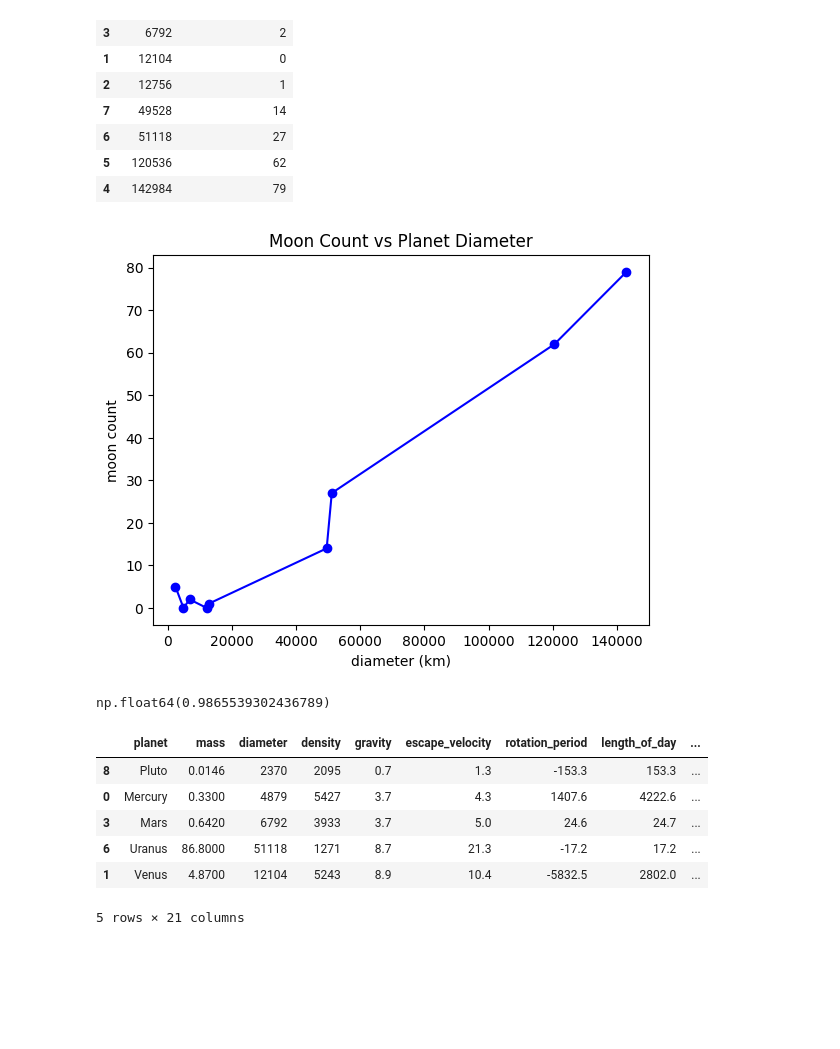
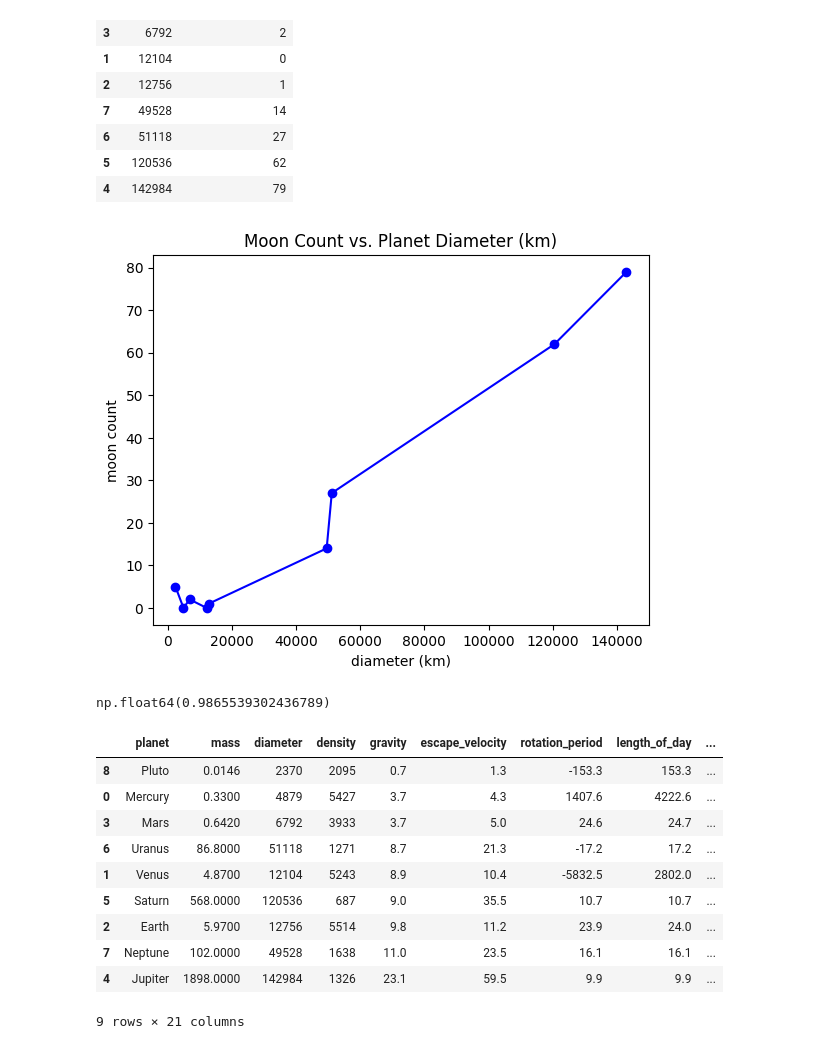
Before and after one commit to koisoysauce/space-projects, a Jupyter notebook: 01-planet-analysis/notebook.ipynb, the cells around one changed output. Drawn from its saved outputs; the diff is of its cells as text; code cells hidden in the pictures; blank space fills up the shorter version.

```diff
--- a/01-planet-analysis/notebook.ipynb
+++ b/01-planet-analysis/notebook.ipynb
@@ -114,25 +117,29 @@ df2
 # %%
 # 2. Plot diameter vs. moon count
 diameters = np.array(df2['diameter'].to_list())
 number_of_moons = np.array(df2['number_of_moons'].to_list())
 
 plt.plot(diameters, number_of_moons, 'bo-')
-plt.title('Moon Count vs Planet Diameter')
+plt.title('Moon Count vs. Planet Diameter (km)')
 plt.xlabel('diameter (km)')
 plt.ylabel('moon count')
 plt.show()
 df2['diameter'].corr(df2['number_of_moons'])
 
 # There appears to be a positive linear correlation between the number of moons and planet diameter
 # with a correlation coefficient of 0.987
 # However, due to the small sample size of n=9, we have no evidence of a relation between moon counts and planet diameter
 # %% [output]
-[figure, old version]
+[figure, new version]
 np.float64(0.9865539302436789)
 # %%
 # 3. How does gravity compare across planets?
-df3 = df.sort_values(by='gravity')
-df3.head()
+df3 = df.sort_values(by='gravity', ascending=True)
+df3.head(9)
+# The g of planets is calculated through Newton's Law of Universal Gravitation
+# $g=\frac{G*M}{r^2}$ using the radius (r) and mass (M) of earth with the gravitational constant G
+# Thus, g is directly related to the mass and inversely proportional to the squared radius of te planet.
+# We can observe this relation by looking at some graphs
 # %% [output]
 |  | planet | mass | diameter | density | gravity | escape_velocity | rotation_period | length_of_day | ... |
 | 8 | Pluto | 0.0146 | 2370 | 2095 | 0.7 | 1.3 | -153.3 | 153.3 | ... |
@@ -140,4 +147,8 @@ df3.head()
 | 3 | Mars | 0.6420 | 6792 | 3933 | 3.7 | 5.0 | 24.6 | 24.7 | ... |
 | 6 | Uranus | 86.8000 | 51118 | 1271 | 8.7 | 21.3 | -17.2 | 17.2 | ... |
 | 1 | Venus | 4.8700 | 12104 | 5243 | 8.9 | 10.4 | -5832.5 | 2802.0 | ... |
+| 5 | Saturn | 568.0000 | 120536 | 687 | 9.0 | 35.5 | 10.7 | 10.7 | ... |
+| 2 | Earth | 5.9700 | 12756 | 5514 | 9.8 | 11.2 | 23.9 | 24.0 | ... |
+| 7 | Neptune | 102.0000 | 49528 | 1638 | 11.0 | 23.5 | 16.1 | 16.1 | ... |
+| 4 | Jupiter | 1898.0000 | 142984 | 1326 | 23.1 | 59.5 | 9.9 | 9.9 | ... |
-5 rows × 21 columns
+9 rows × 21 columns
```
Also changed, not shown: parts of 3 cells of this notebook.
